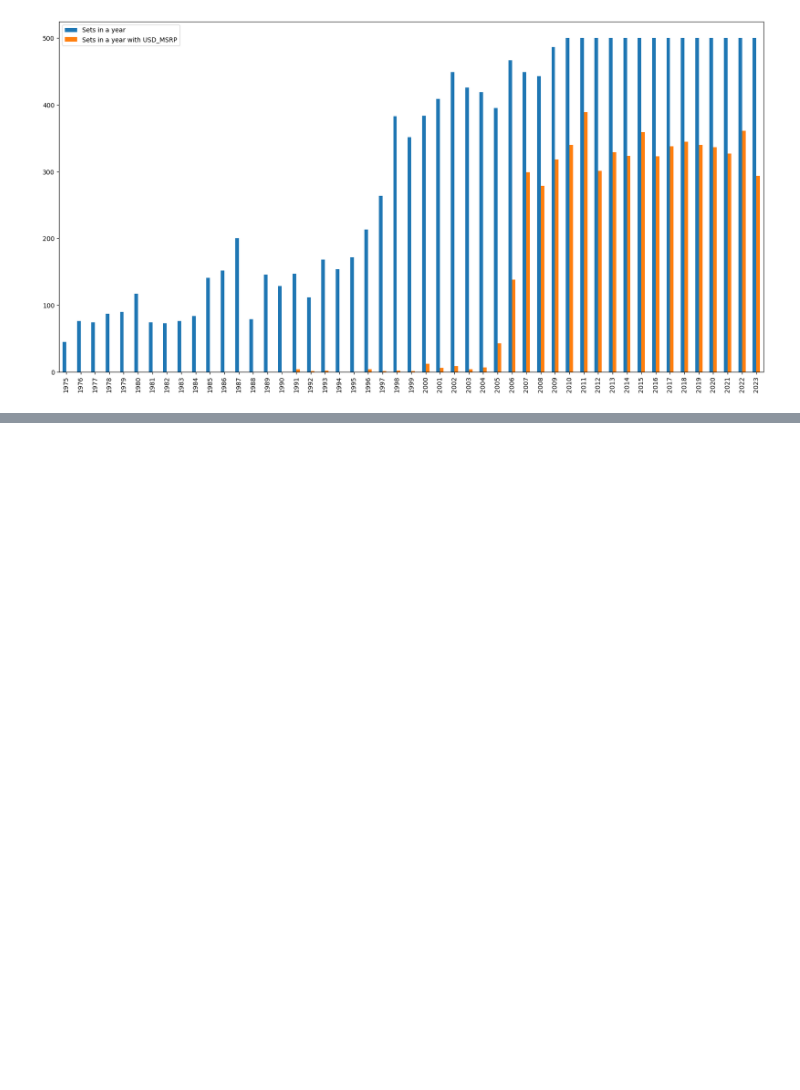
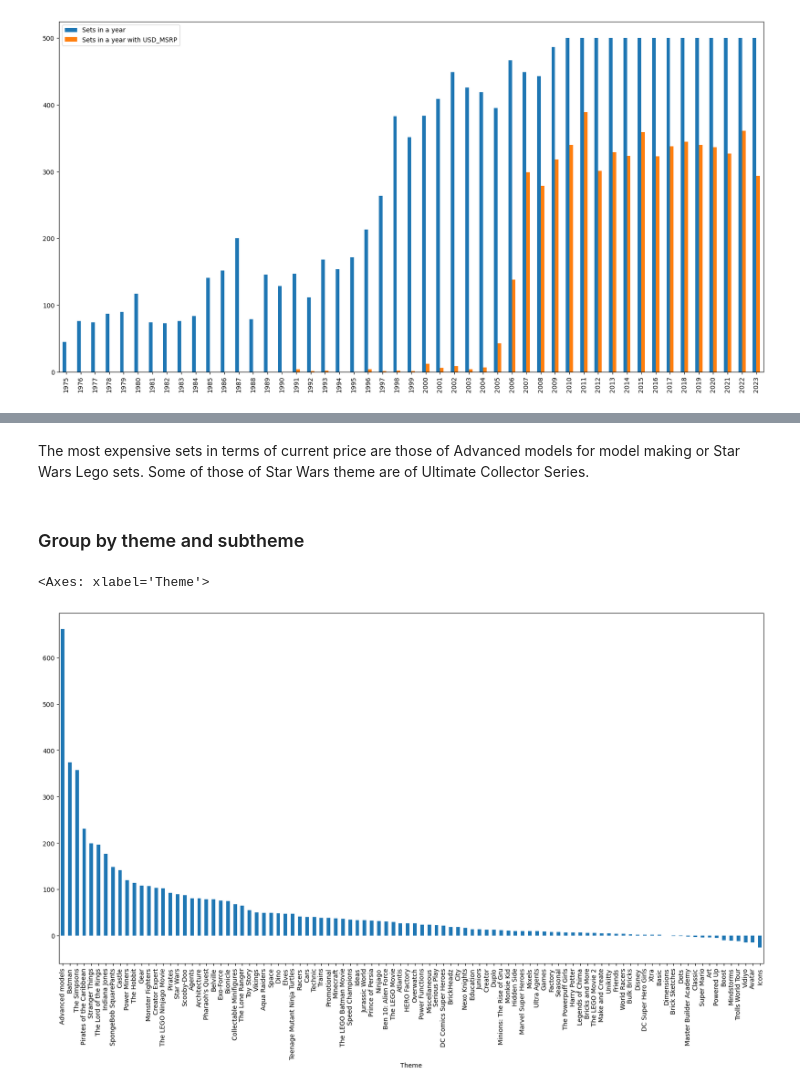
Before and after one commit to chooseanother/MAL1-Assignments, a Jupyter notebook: assignment7-LEGO/assignment7 LEGO Sets.ipynb, the cells around one changed output, grey strips where cells are left out. Drawn from its saved outputs; the diff is of its cells as text; code cells hidden in the pictures; blank space fills up the shorter version.

```diff
--- a/assignment7-LEGO/assignment7 LEGO Sets.ipynb
+++ b/assignment7-LEGO/assignment7 LEGO Sets.ipynb
@@ -206,0 +142,11 @@ NameError: name 'inflation_rates' is not defined
+# %% [markdown]
+The most expensive sets in terms of current price are those of Advanced models for model making or Star Wars Lego sets. Some of those of Star Wars theme are of Ultimate Collector Series.
+# %% [markdown]
+### Group by theme and subtheme
+# %%
+# average Price_Difference per Theme where Price_Difference is not NaN
+
+LEGO_sets_df[LEGO_sets_df['Price_Difference'].notnull()].groupby('Theme')['Price_Difference'].mean().sort_values(ascending=False).plot(kind='bar', figsize=(20,10))
+# %% [output]
+<Axes: xlabel='Theme'>
+[figure, added]
```
Also changed, not shown: parts of 94 cells of this notebook.
